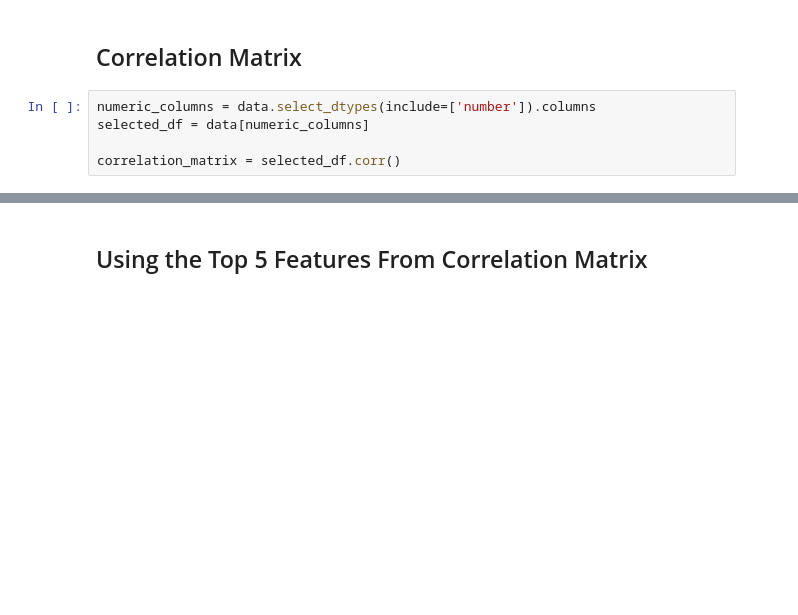
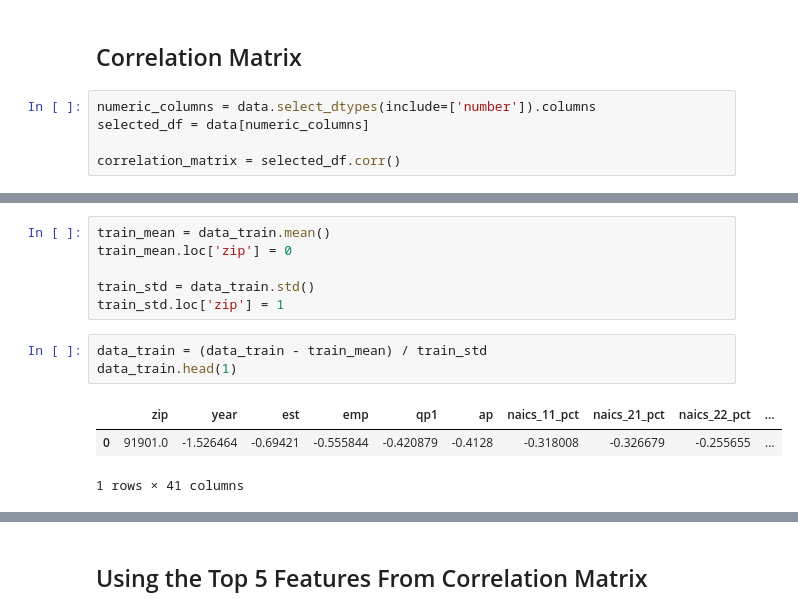
Before and after one commit to inno-apfel/DSC180A-Q1-Project, a Jupyter notebook: notebooks/development/models/linear_regression.ipynb, the cells around one changed output, grey strips where cells are left out. Cells and saved outputs as stored; diff of their text form; blank space fills up the shorter version.

```diff
--- a/notebooks/development/models/linear_regression.ipynb
+++ b/notebooks/development/models/linear_regression.ipynb
@@ -56,0 +66,13 @@ print(f'Root Mean Squared Error: {rmse}')
+# %%
+train_mean = data_train.mean()
+train_mean.loc['zip'] = 0
+
+train_std = data_train.std()
+train_std.loc['zip'] = 1
+# %%
+data_train = (data_train - train_mean) / train_std
+data_train.head(1)
+# %% [output]
+|  | zip | year | est | emp | qp1 | ap | naics_11_pct | naics_21_pct | naics_22_pct | ... |
+| 0 | 91901.0 | -1.526464 | -0.69421 | -0.555844 | -0.420879 | -0.4128 | -0.318008 | -0.326679 | -0.255655 | ... |
+1 rows × 41 columns
```
Also changed, not shown: parts of 35 cells of this notebook.
